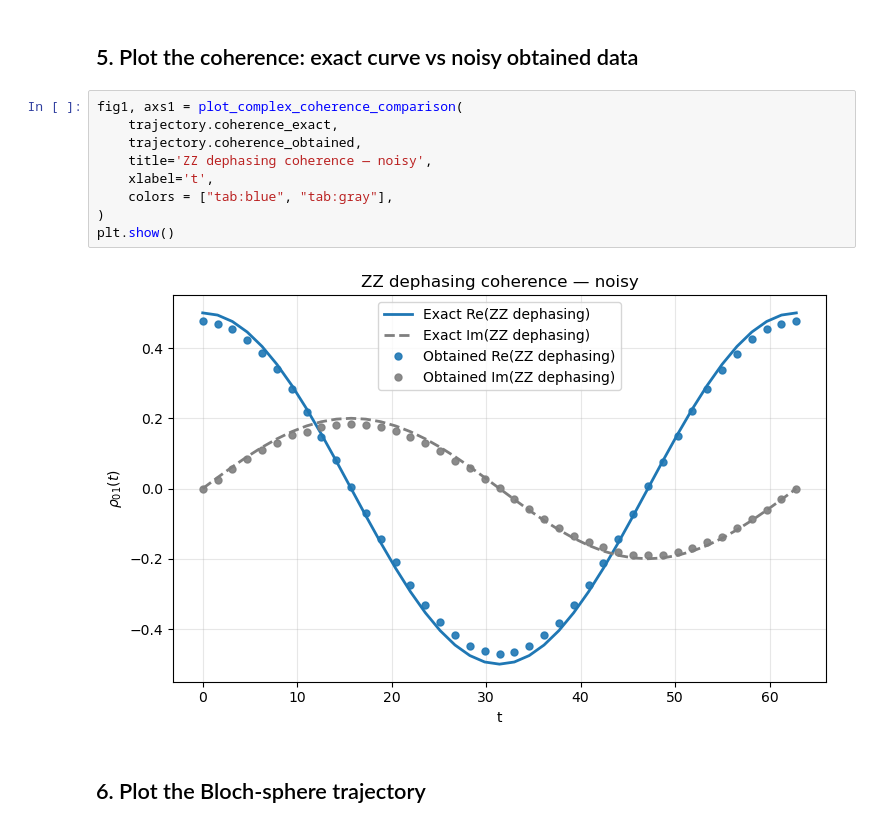
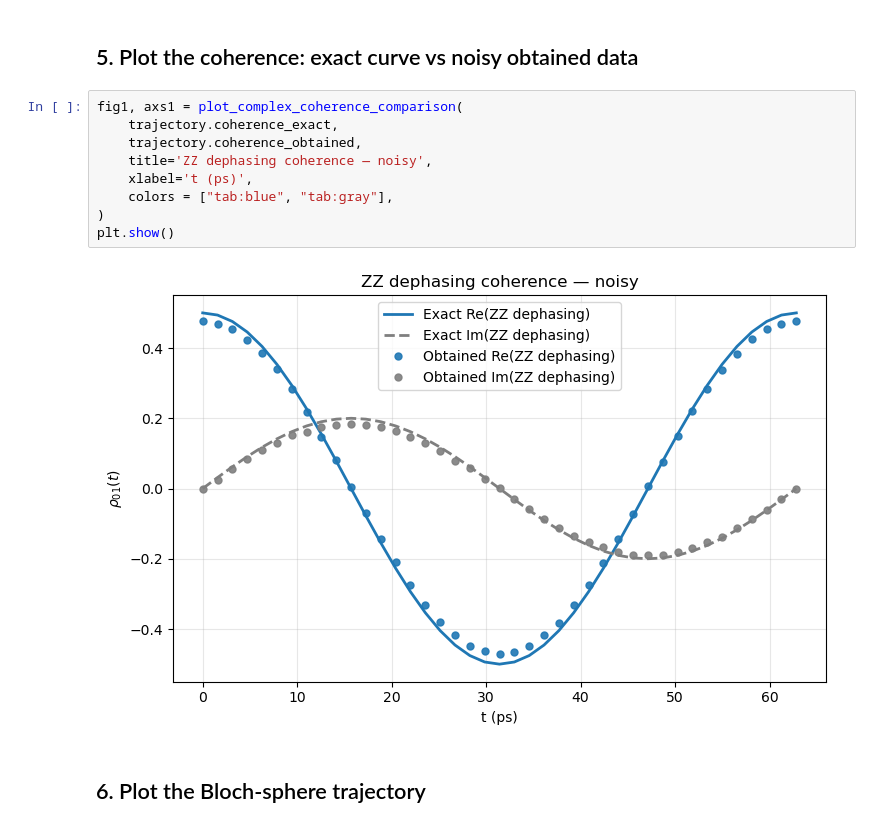
Before and after one commit to hychong1811/Open-QS-project, a Jupyter notebook: timeevo/ZZ/execution_noisy.ipynb, the cells around one changed output. Drawn from its saved outputs; the diff is of its cells as text.

```diff
--- a/timeevo/ZZ/execution_noisy.ipynb
+++ b/timeevo/ZZ/execution_noisy.ipynb
@@ -146,14 +146,14 @@ pd.DataFrame(rows)
 # %%
 fig1, axs1 = plot_complex_coherence_comparison(
     trajectory.coherence_exact,
     trajectory.coherence_obtained,
     title='ZZ dephasing coherence — noisy',
-    xlabel='t',
+    xlabel='t (ps)',
     colors = ["tab:blue", "tab:gray"],
 )
 plt.show()
 # %% [output]
-[figure, old version]
+[figure, new version]
 # %% [markdown]
 ## 6. Plot the Bloch-sphere trajectory
 # %%
```
Also changed, not shown: 1 other file.
